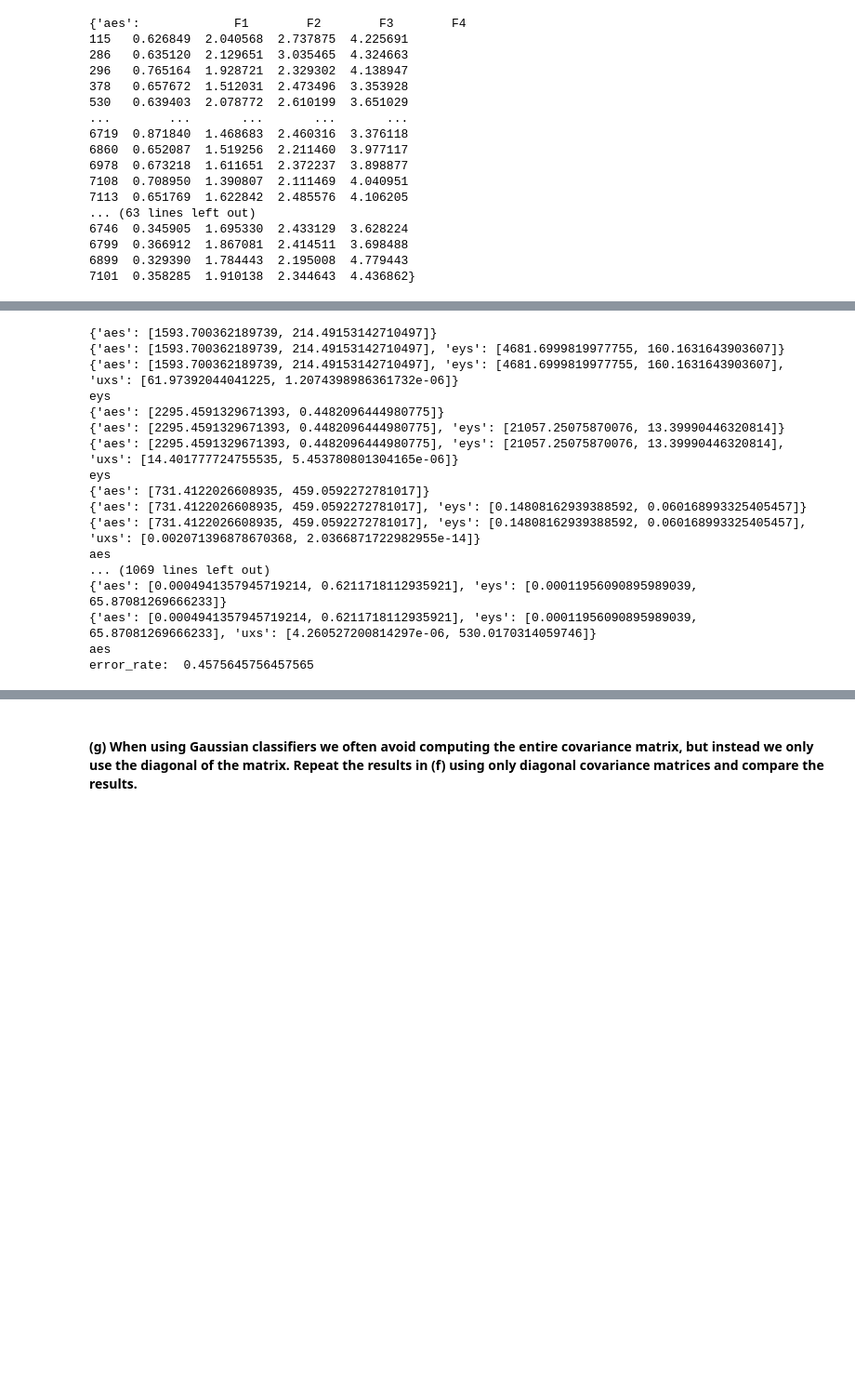
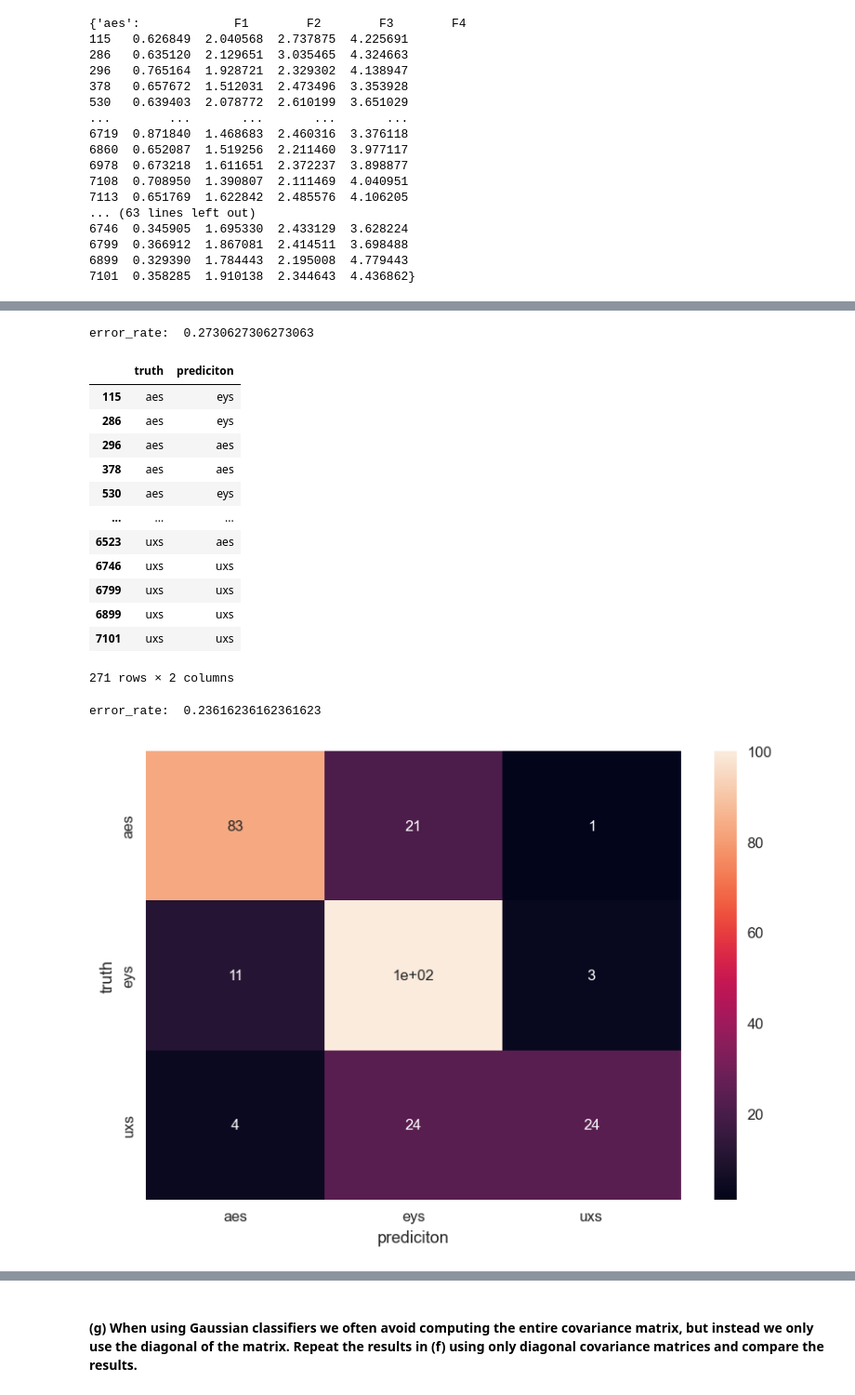
Before and after one commit to Eeaeau/TTT4185---ML-for-singnal-processing, a Jupyter notebook: Assignment 2/TTT4185_assignment_2_2021-10-02.ipynb, the cells around one changed output, grey strips where cells are left out. Shown at 93% size. Saved outputs shown, nothing was run; the diff lists cells and outputs as text; code cells hidden in the pictures; blank space fills up the shorter version.

```diff
--- a/Assignment 2/TTT4185_assignment_2_2021-10-02.ipynb
+++ b/Assignment 2/TTT4185_assignment_2_2021-10-02.ipynb
@@ -550,7 +550,7 @@ def prep_model_from_df_conditional(dataset_of_dfs, condition, fields, training_d
     for key in dataset_of_dfs:
         data_size += dataset_of_dfs.get(key).shape[0]
 
-    print(data_size)
+    print("Preping data with size: ", data_size)
     model = {}
     for key, data in dataset_of_dfs.items():
         # data = dataset_of_dfs.get(key)
@@ -579,8 +579,9 @@ g = 'Gender'
 fields = ['F', 'M']
 print(g)
 # print(training_data_F1toF4)
+model_F1toF4 = prep_model_from_df_conditional(training_data_F1toF4, g,  fields, training_data)
 model_F1toF4_B1toB4 = prep_model_from_df_conditional(training_data_F1toF4_B1toB4, g,  fields, training_data)
 
-print(model_F1toF4_B1toB4)
+print(model_F1toF4)
 # %% [output]
 Gender
@@ -623,17 +624,20 @@ def MLE_classifier_conditional(observation_classes, models):
 
             # iterate over and predict with given models
             for model_key, model in models.items():
-                prediciton[model_key] = []
+                # prediciton[model_key] = []
+                prediciton[model_key] = 0
                 for field, marginilization in model.items():
                     # model = models.get(model_key)
-                    rvs = stats.multivariate_normal(mean=marginilization.get('mean'), cov=marginilization['cov'])
+                    rv = stats.multivariate_normal(mean=marginilization.get('mean'), cov=marginilization['cov'])
                     # print("observation: ", observation)
-                    pred = rvs.pdf(observation) * marginilization.get('prior')
-                    prediciton[model_key].append(pred)
+                    pred = rv.pdf(observation) * marginilization.get('prior')
+                    # prediciton[model_key].append(pred)
+                    prediciton[model_key] += pred
                     # print(pred)
-                print(prediciton)
+
+            # print(prediciton)
             mle_prediction = max(zip(prediciton.values(), prediciton.keys()))[1]
-            print(mle_prediction)
+            # print(mle_prediction)
 
             df = pd.DataFrame([[observ_key, mle_prediction]], columns=pred_cols, index=[index])
             # print(df)
@@ -647,23 +651,31 @@ def MLE_classifier_conditional(observation_classes, models):
 
     error_rate = error_rate / data_size
     print('error_rate: ', error_rate)
+    return predicitons
 # %%
 MLE_classifier_conditional(observations_F1toF4_B1toB4, model_F1toF4_B1toB4)
 # %% [output]
-{'aes': [1593.700362189739, 214.49153142710497]}
-{'aes': [1593.700362189739, 214.49153142710497], 'eys': [4681.6999819977755, 160.1631643903607]}
-{'aes': [1593.700362189739, 214.49153142710497], 'eys': [4681.6999819977755, 160.1631643903607], 'uxs': [61.97392044041225, 1.2074398986361732e-06]}
-eys
-{'aes': [2295.4591329671393, 0.4482096444980775]}
-{'aes': [2295.4591329671393, 0.4482096444980775], 'eys': [21057.25075870076, 13.39990446320814]}
-{'aes': [2295.4591329671393, 0.4482096444980775], 'eys': [21057.25075870076, 13.39990446320814], 'uxs': [14.401777724755535, 5.453780801304165e-06]}
-eys
-{'aes': [731.4122026608935, 459.0592272781017]}
-{'aes': [731.4122026608935, 459.0592272781017], 'eys': [0.14808162939388592, 0.060168993325405457]}
-{'aes': [731.4122026608935, 459.0592272781017], 'eys': [0.14808162939388592, 0.060168993325405457], 'uxs': [0.002071396878670368, 2.0366871722982955e-14]}
-aes
-... (1069 lines left out)
-{'aes': [0.0004941357945719214, 0.6211718112935921], 'eys': [0.00011956090895989039, 65.87081269666233]}
-{'aes': [0.0004941357945719214, 0.6211718112935921], 'eys': [0.00011956090895989039, 65.87081269666233], 'uxs': [4.260527200814297e-06, 530.0170314059746]}
-aes
-error_rate:  0.4575645756457565
+error_rate:  0.2730627306273063
+|  | truth | prediciton |
+| 115 | aes | eys |
+| 286 | aes | eys |
+| 296 | aes | aes |
+| 378 | aes | aes |
+| 530 | aes | eys |
+| ... | ... | ... |
+| 6523 | uxs | aes |
+| 6746 | uxs | uxs |
+| 6799 | uxs | uxs |
+| 6899 | uxs | uxs |
+| 7101 | uxs | uxs |
+271 rows × 2 columns
+# %%
+predictions_F1toF4_marg = MLE_classifier_conditional(observations_F1toF4, model_F1toF4)
+
+confusion_matrix = pd.crosstab(predictions_F1toF4_marg['truth'], predictions_F1toF4_marg['prediciton'], rownames=['truth'], colnames=['prediciton'], margins = False, margins_name='Total sum')
+
+sn.heatmap(confusion_matrix, annot=True)
+plt.show()
+# %% [output]
+error_rate:  0.23616236162361623
+[figure, added]
```
Also changed, not shown: parts of 4 cells of this notebook.
